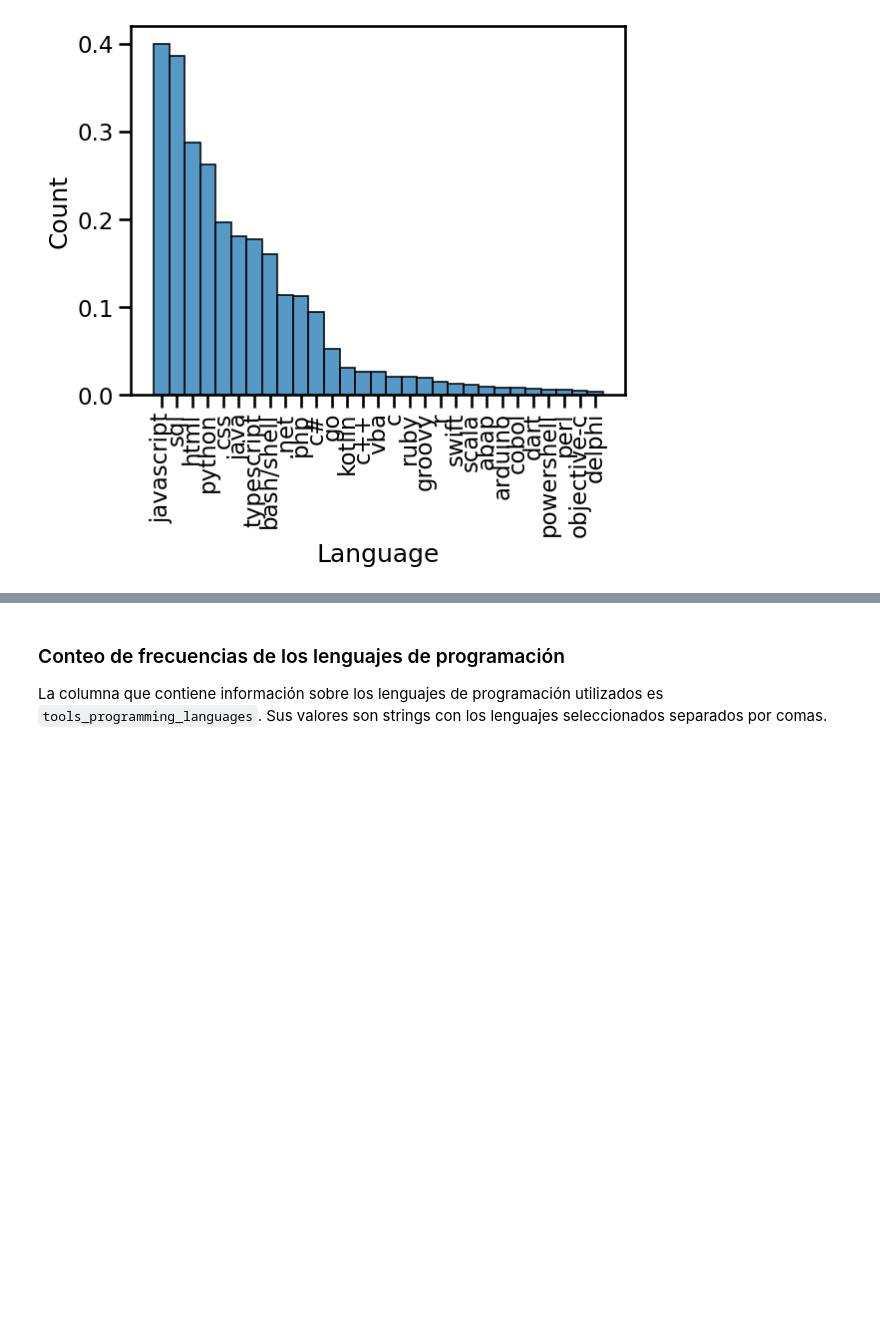
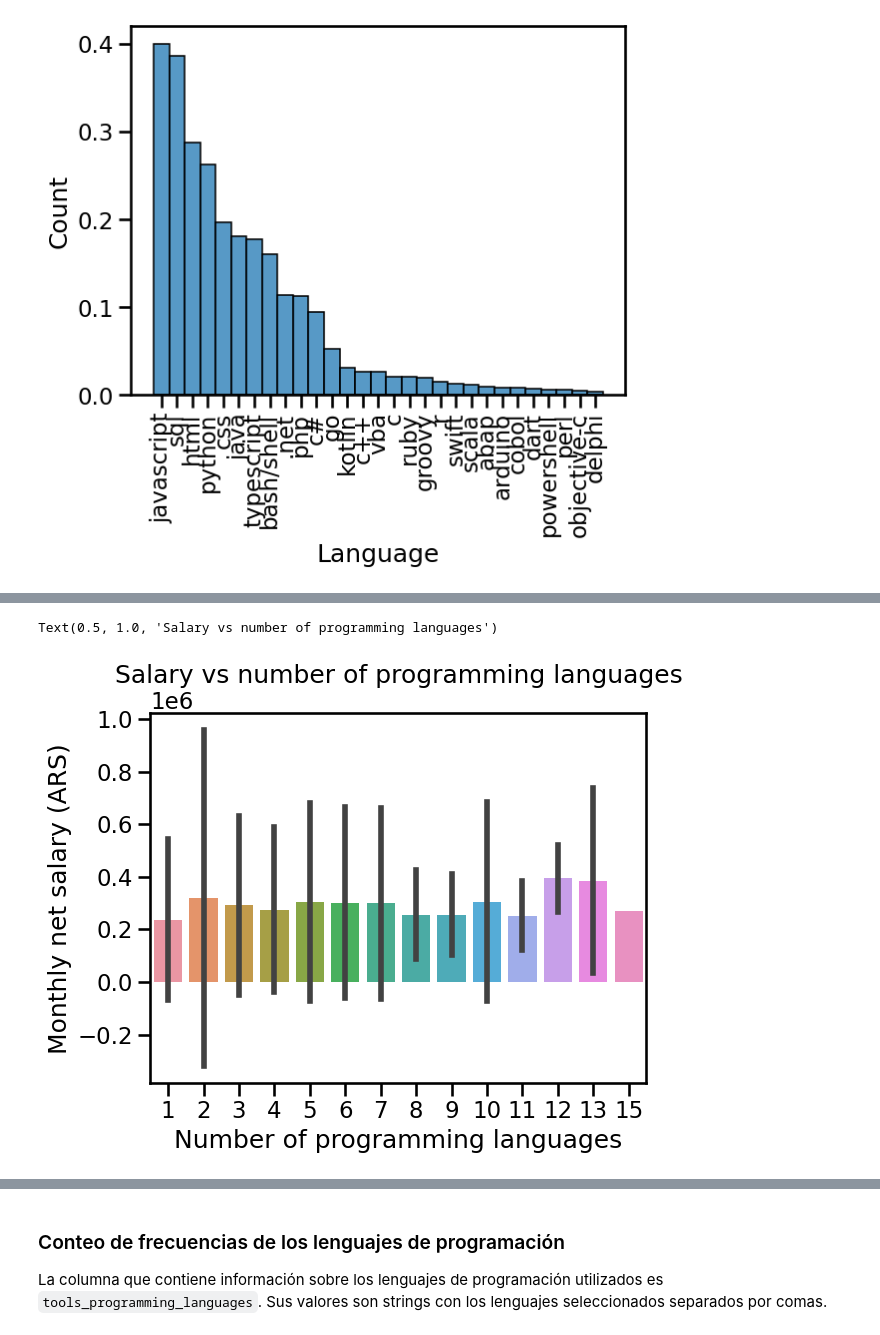
Before and after one commit to JeroFotinos/diplo_datos, a Jupyter notebook: Consignas_Entregable_AyVD - Parte 1.ipynb, the cells around one changed output, grey strips where cells are left out. Cells and saved outputs as stored; diff of their text form; code cells hidden in the pictures; blank space fills up the shorter version.

```diff
--- a/Consignas_Entregable_AyVD - Parte 1.ipynb
+++ b/Consignas_Entregable_AyVD - Parte 1.ipynb
@@ -261,0 +314,32 @@ plt.show()
+# %%
+# Define the data
+languages_per_programmer = (
+    df["tools_programming_languages"]
+    .fillna("")
+    .str.split(",")
+    .apply(lambda x: len([str(lang).strip() for lang in x]))
+)
+salary = df["salary_monthly_NETO"]
+
+# Combine the data into a new dataframe
+data = pd.concat([languages_per_programmer, salary], axis=1)
+
+# Filter out entries with more than 15 programming languages
+data = data[data["tools_programming_languages"] <= 15]
+
+# Calculate the mean salary and standard deviation for each number of programming languages
+mean_salary = data.groupby("tools_programming_languages").mean().reset_index()
+std_salary = data.groupby("tools_programming_languages").std().reset_index()
+
+# Create the plot with error bars
+sns.barplot(
+    x="tools_programming_languages", y="salary_monthly_NETO", data=data, errorbar="sd"
+)
+
+# Set the axis labels and title
+plt.xlabel("Number of programming languages")
+plt.ylabel("Monthly net salary (ARS)")
+plt.title("Salary vs number of programming languages")
+# %% [output]
+Text(0.5, 1.0, 'Salary vs number of programming languages')
+[figure, added]
```
Also changed, not shown: parts of 5 cells of this notebook.
